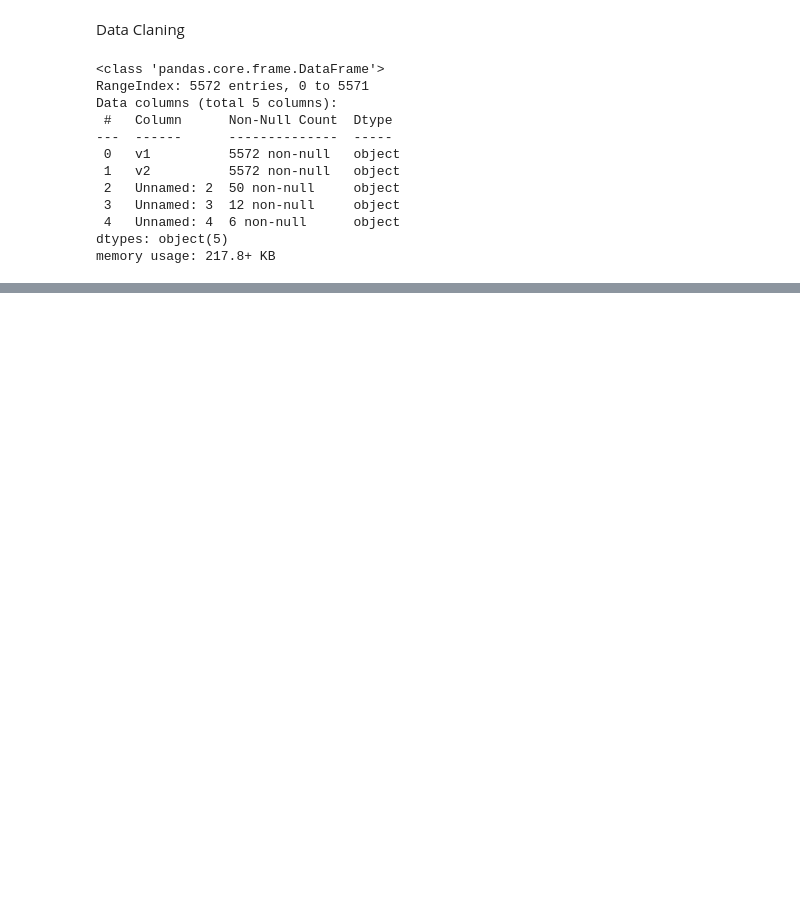
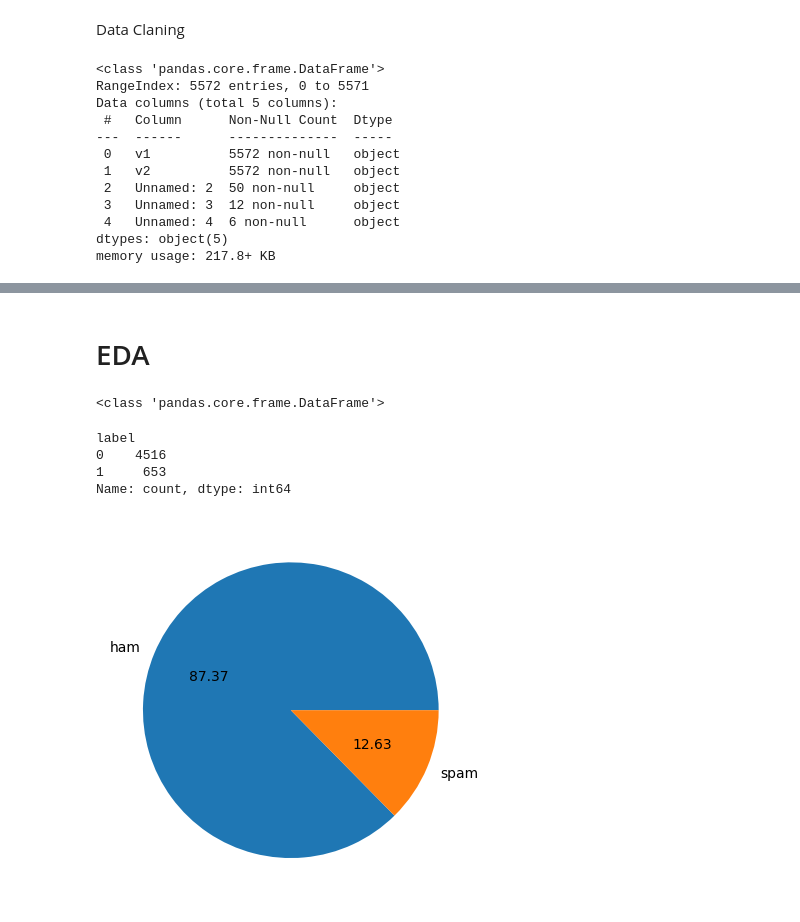
Before and after one commit to SandeepMuhal88/Project_In_Machine_Learning, a Jupyter notebook: SMS_Spam_Classifiers/notenook.ipynb, the cells around one changed output, grey strips where cells are left out. Saved outputs shown, nothing was run; the diff lists cells and outputs as text; code cells hidden in the pictures; blank space fills up the shorter version.

```diff
--- a/SMS_Spam_Classifiers/notenook.ipynb
+++ b/SMS_Spam_Classifiers/notenook.ipynb
@@ -34,0 +42,4 @@ df.drop(columns=['Unnamed: 0.1.1'], inplace=True)
+# %%
+# Rename columns
+df.rename(columns={'v1':'label','v2':'text'}, inplace=True)
+df.sample(5)
@@ -34,0 +65,8 @@ df.drop(columns=['Unnamed: 0.1.1'], inplace=True)
+# %%
+df.drop_duplicates(inplace=True,keep='first')
+# %%
+from sklearn.preprocessing import LabelEncoder
+le = LabelEncoder()
+# %%
+df['label']=le.fit_transform(df['label'])
+df.sample(5)
@@ -34,0 +80,20 @@ df.drop(columns=['Unnamed: 0.1.1'], inplace=True)
+# %% [markdown]
+<h1> EDA
+# %%
+print(type(df))
+# %% [output]
+<class 'pandas.core.frame.DataFrame'>
+# %%
+df['label'].value_counts()
+# %% [output]
+label
+0    4516
+1     653
+Name: count, dtype: int64
+# %%
+# %pip install matplotlib
+import matplotlib.pyplot as plt
+plt.pie(df['label'].value_counts(), labels=['ham','spam'],autopct='%0.2f')
+plt.show()
+# %% [output]
+[figure, added]
```
Also changed, not shown: parts of 11 cells of this notebook.
